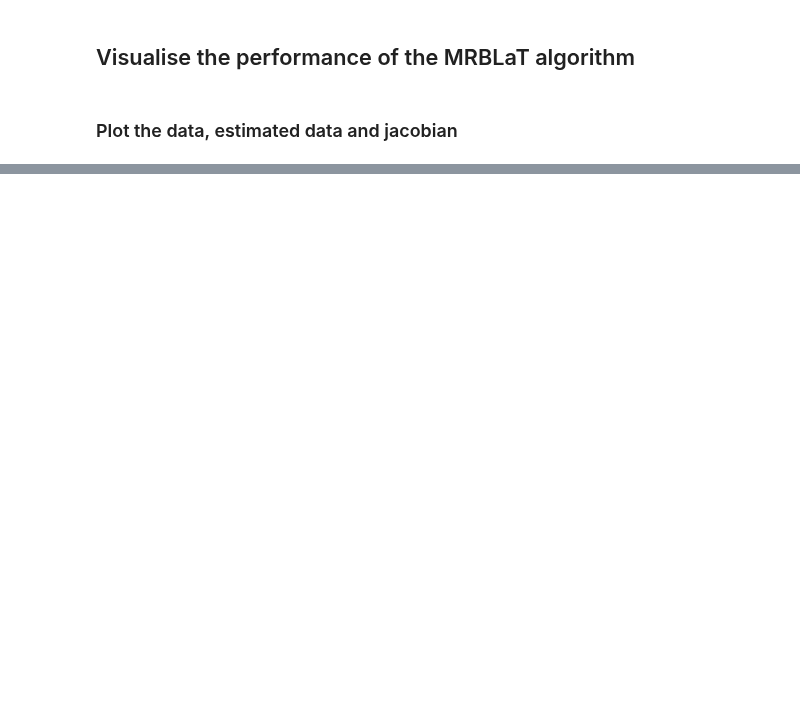
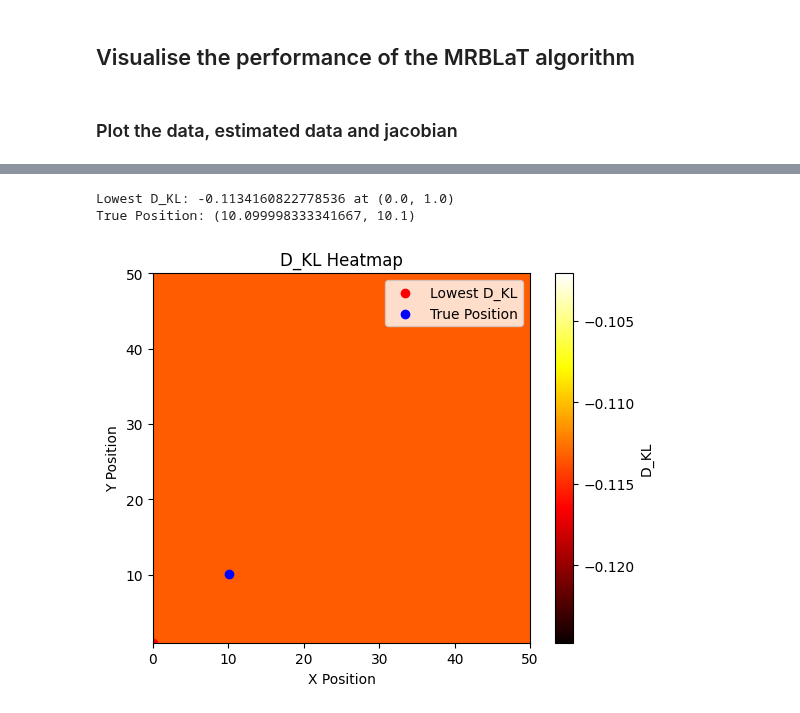
Before and after one commit to RHIMMELAND/MMARS, a Jupyter notebook: examples/BALT_2000.ipynb, the cells around one changed output, grey strips where cells are left out. Saved outputs shown, nothing was run; the diff lists cells and outputs as text; code cells hidden in the pictures; blank space fills up the shorter version.

```diff
--- a/examples/BALT_2000.ipynb
+++ b/examples/BALT_2000.ipynb
@@ -219,0 +377,20 @@ for axis in ax:
+# %%
+plt.imshow((((heatmap_location))), extent=(-location_x_axis[0], location_x_axis[-1], location_y_axis[0], location_y_axis[-1]), origin='lower', cmap='hot')#,vmin=-6, vmax=4
+plt.colorbar(label='D_KL')
+min_value = np.min(heatmap_location)
+min_index = np.unravel_index(np.argmin(heatmap_location), heatmap_location.shape)
+min_x = location_x_axis[min_index[0]]
+min_y = location_y_axis[min_index[1]]
+plt.scatter(min_x, min_y, color='red', label='Lowest D_KL')
+print(f"Lowest D_KL: {min_value} at ({min_x}, {min_y})")
+plt.scatter(target_model_1_ground_truth[0][frame], target_model_1_ground_truth[1][frame], color='blue', label='True Position')
+print(f"True Position: ({target_model_1_ground_truth[0][frame]}, {target_model_1_ground_truth[1][frame]})")
+plt.xlabel('X Position')
+plt.ylabel('Y Position')
+plt.title('D_KL Heatmap')
+plt.legend()
+plt.show()
+# %% [output]
+Lowest D_KL: -0.1134160822778536 at (0.0, 1.0)
+True Position: (10.099998333341667, 10.1)
+[figure, added]
```
Also changed, not shown: parts of 19 cells of this notebook, 3 other files.
